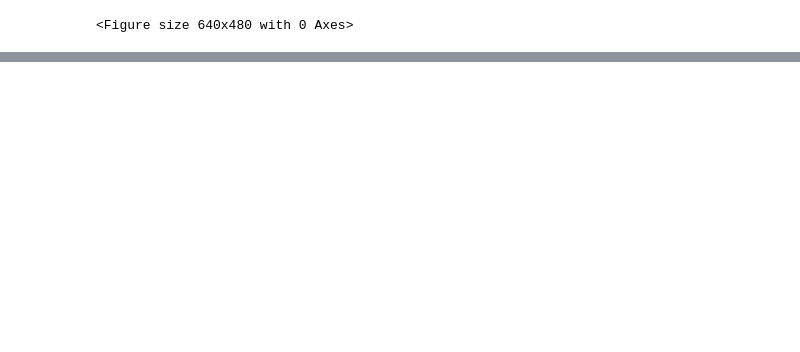
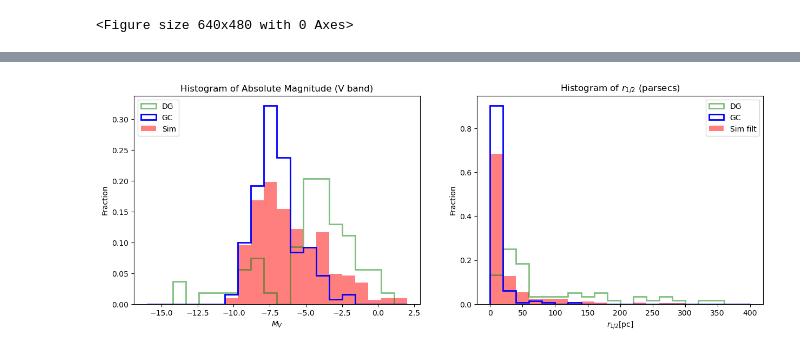
Before and after one commit to adrianopieres/clus_file, a Jupyter notebook: clus_file.ipynb, the cells around one changed output, grey strips where cells are left out. Cells and saved outputs as stored; diff of their text form; code cells hidden in the pictures; blank space fills up the shorter version.

```diff
--- a/clus_file.ipynb
+++ b/clus_file.ipynb
@@ -353,42 +357,40 @@ plt.show()
 # %%
-    f, ((ax1, ax2)) = plt.subplots(1, 2, figsize=(15, 5))
+f, ((ax1, ax2)) = plt.subplots(1, 2, figsize=(15, 5))
+ax1.hist(Mv_DG, bins=20, range=(-16, 2.0),
+         histtype="step", label="DG", color="g", alpha=0.5,
+         density=True, #weights=np.repeat(0.9*len(MAG_ABS_V_CLEAN)/len(Mv_DG), len(Mv_DG)),
+         lw=2)
+ax1.hist(Mv_GC, bins=20, range=(-16, 2.0),
+         histtype="step", label="GC", color="b",
+         density=True, #weights=np.repeat(0.9*len(MAG_ABS_V_CLEAN)/len(Mv_GC), len(Mv_GC)),
+         lw=2)
+ax1.hist(MV, bins=20, range=(-16, 2.0), histtype="stepfilled",
+         label="Sim", color="r", ls="--", alpha=0.5, lw=2,
+         density=True)
+ax1.set_xlabel(r"$M_V$")
+ax1.set_ylabel("Fraction")
+ax1.legend(loc=2)
+ax1.set_title('Histogram of Absolute Magnitude (V band)')
+weights = np.ones_like(hlr_DG) / len(hlr_DG)
 
-    ax1.hist(Mv_DG, bins=20, range=(-16, 2.0),
-             histtype="step", label="DG", color="g", alpha=0.5,
-             density=True, #weights=np.repeat(0.9*len(MAG_ABS_V_CLEAN)/len(Mv_DG), len(Mv_DG)),
-             lw=2)
-    ax1.hist(Mv_GC, bins=20, range=(-16, 2.0),
-             histtype="step", label="GC", color="b",
-             density=True, #weights=np.repeat(0.9*len(MAG_ABS_V_CLEAN)/len(Mv_GC), len(Mv_GC)),
-             lw=2)
-    ax1.hist(MAG_ABS_V, bins=20, range=(-16, 2.0), histtype="stepfilled",
-             label="Sim", color="r", ls="--", alpha=0.5, lw=2,
-             density=True)
-    ax1.hist(MAG_ABS_V_CLEAN, bins=20, range=(-16, 2.0), histtype="step",
-             label="Sim filt", color="darkred", ls="--", alpha=0.5, density=True, stacked=True)
-    ax1.set_xlabel(r"$M_V$")
-    ax1.set_ylabel("Fraction")
-    ax1.legend(loc=2)
-    ax1.set_title('Histogram of Absolute Magnitude (V band)')
-    weights = np.ones_like(rhl_pc_DG) / len(rhl_pc_DG)
-    ax2.hist(rhl_pc_DG, bins=20, histtype="step",
-             range=(0, 400), label="DG", color="g", alpha=0.5,
-             weights=weights, lw=2)
+ax2.hist(hlr_DG, bins=20, histtype="step",
+         range=(0, 400), label="DG", color="g", alpha=0.5,
+         weights=weights, lw=2)
 
-    weights = np.ones_like(rhl_pc_GC) / len(rhl_pc_GC)
+weights = np.ones_like(hlr_GC) / len(hlr_GC)
 
-    ax2.hist(rhl_pc_GC, bins=20, histtype="step",
-             range=(0, 400), label="GC", color="b",
-             weights=weights, lw=2)
-    weights = np.ones_like(RHL_PC_SIM) / len(RHL_PC_SIM)
+ax2.hist(hlr_GC, bins=20, histtype="step",
+         range=(0, 400), label="GC", color="b",
+         weights=weights, lw=2)
+weights = np.ones_like(hlr_pc) / len(hlr_pc)
 
-    ax2.hist(RHL_PC_SIM, bins=20, histtype="stepfilled", range=(
-             0, 400), label="Sim filt", color="red", ls="--", alpha=0.5,
-             weights=weights, lw=2)
-    ax2.set_ylabel("Fraction")
-    ax2.set_xlabel(r"$r_{1/2}$[pc]")
-    ax2.legend(loc=1)
-    # ax8.set_xscale('log')
-    # ax8.set_yscale('log')
-    ax2.set_title(r'Histogram of $r_{1/2}$ (parsecs)')
-    plt.show()
+ax2.hist(hlr_pc, bins=20, histtype="stepfilled", range=(
+         0, 400), label="Sim filt", color="red", ls="--", alpha=0.5,
+         weights=weights, lw=2)
+ax2.set_ylabel("Fraction")
+ax2.set_xlabel(r"$r_{1/2}$[pc]")
+ax2.legend(loc=1)
+ax2.set_title(r'Histogram of $r_{1/2}$ (parsecs)')
+plt.show()
+# %% [output]
+[figure, added]
```
Also changed, not shown: parts of 2 cells of this notebook.
